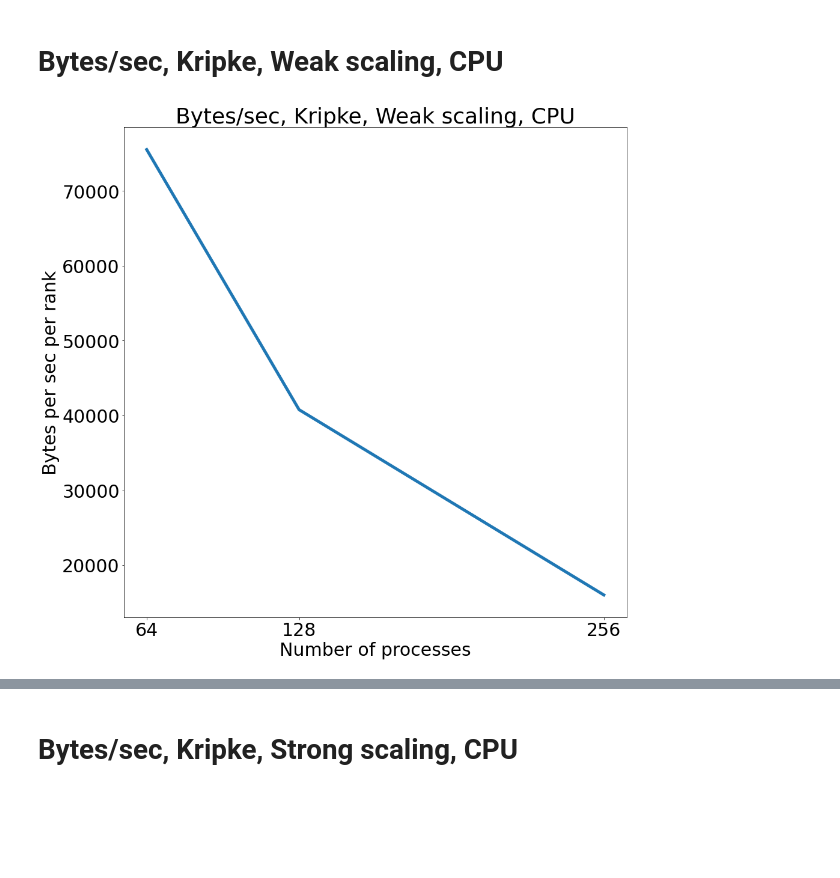
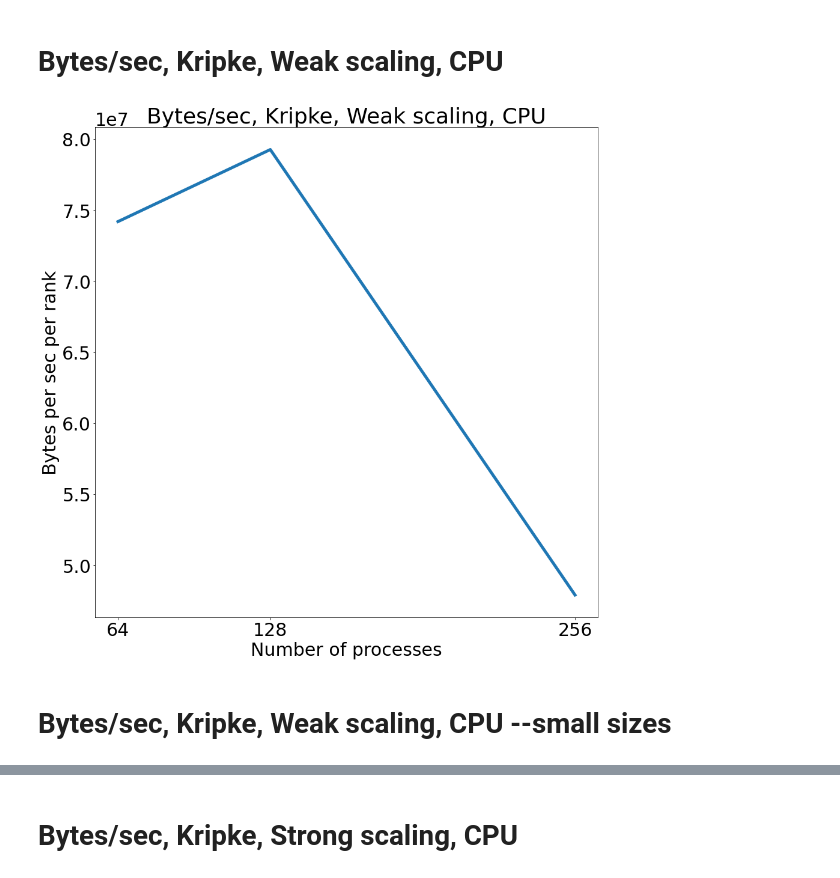
Before and after one commit to gracenansamba/BenchParkAnalysis, a Jupyter notebook: Comm_dynamic.ipynb, the cells around one changed output, grey strips where cells are left out. Drawn from its saved outputs; the diff is of its cells as text; code cells hidden in the pictures; blank space fills up the shorter version.

Commit message:
mostly kripke

```diff
--- a/Comm_dynamic.ipynb
+++ b/Comm_dynamic.ipynb
@@ -68,3 +115,13 @@ filtered_tk_kripke_weak = tk_kripke_weak_scaling.query(query)
+# %%
+#filter data by loop
+query = th.query.Query().match(
+    ".",
+    lambda row: row["name"].apply(
+        lambda n: "solve" in n
+    ).all()
+).rel("*")
+filtered_tk_kripke_strong = tk_kripke_strong_scaling.query(query)
+filtered_tk_kripke_weak = tk_kripke_weak_scaling.query(query)
 # %%
 print(filtered_tk_kripke_weak.tree(metric_column="Total time"))
 # %% [output]
@@ -205,3 +325,29 @@ filtered_tk_laghos_strong_dane.metadata_columns_to_perfdata("mpi.world.size")
+# %%
+filtered_tk_kripke_weak.dataframe["Bytes per sec"] = (filtered_tk_kripke_weak.dataframe["Bytes sent (total) (inc)"] / filtered_tk_kripke_weak.dataframe["Total time"])
+filtered_tk_kripke_weak.dataframe["Msg sent per sec"] = (filtered_tk_kripke_weak.dataframe["Sends (total) (inc)"] / filtered_tk_kripke_weak.dataframe["Total time"])
+filtered_tk_kripke_weak.dataframe["Collectives per sec"] = filtered_tk_kripke_weak.dataframe["Coll (max) (inc)"] / filtered_tk_kripke_weak.dataframe["Total time"]
+
+filtered_tk_kripke_weak_tioga.dataframe["Bytes per sec"] = (filtered_tk_kripke_weak_tioga.dataframe["Bytes sent (total) (inc)"] / filtered_tk_kripke_weak_tioga.dataframe["Total time"])
+filtered_tk_kripke_weak_tioga.dataframe["Msg sent per sec"] = (filtered_tk_kripke_weak_tioga.dataframe["Sends (total) (inc)"] / filtered_tk_kripke_weak_tioga.dataframe["Total time"])
+filtered_tk_kripke_weak_tioga.dataframe["Collectives per sec"] = filtered_tk_kripke_weak_tioga.dataframe["Coll (max) (inc)"] / filtered_tk_kripke_weak_tioga.dataframe["Total time"]
+
+filtered_tk_kripke_strong.dataframe["Bytes per sec"] = (filtered_tk_kripke_strong.dataframe["Bytes sent (total) (inc)"] / filtered_tk_kripke_strong.dataframe["Total time"])
+filtered_tk_kripke_strong.dataframe["Msg sent per sec"] = (filtered_tk_kripke_strong.dataframe["Sends (total) (inc)"] / filtered_tk_kripke_strong.dataframe["Total time"])
+filtered_tk_kripke_strong.dataframe["Collectives per sec"] = filtered_tk_kripke_strong.dataframe["Coll (max) (inc)"] / filtered_tk_kripke_strong.dataframe["Total time"]
+
+
+filtered_tk_laghos_strong.dataframe["Bytes per sec"] = (filtered_tk_laghos_strong.dataframe["Bytes sent (total) (inc)"] / filtered_tk_laghos_strong.dataframe["Total time"])
+filtered_tk_laghos_strong.dataframe["Msg sent per sec"] = (filtered_tk_laghos_strong.dataframe["Sends (total) (inc)"] / filtered_tk_laghos_strong.dataframe["Total time"])
+filtered_tk_laghos_strong.dataframe["Collectives per sec"] = filtered_tk_laghos_strong.dataframe["Coll (max) (inc)"] / filtered_tk_laghos_strong.dataframe["Total time"]
+
+filtered_tk_laghos_strong_dane.dataframe["Bytes per sec"] = (filtered_tk_laghos_strong_dane.dataframe["Bytes sent (total) (inc)"] / filtered_tk_laghos_strong_dane.dataframe["Total time"])
+filtered_tk_laghos_strong_dane.dataframe["Msg sent per sec"] = (filtered_tk_laghos_strong_dane.dataframe["Sends (total) (inc)"] / filtered_tk_laghos_strong_dane.dataframe["Total time"])
+filtered_tk_laghos_strong_dane.dataframe["Collectives per sec"] = filtered_tk_laghos_strong_dane.dataframe["Coll (max) (inc)"] / filtered_tk_laghos_strong_dane.dataframe["Total time"]
+
+
+filtered_tk_amg_weak.dataframe["Bytes per sec"] = (filtered_tk_amg_weak.dataframe["Bytes sent (total) (inc)"] / filtered_tk_amg_weak.dataframe["Total time"])
+filtered_tk_amg_weak.dataframe["Msg sent per sec"] = (filtered_tk_amg_weak.dataframe["Sends (total) (inc)"] / filtered_tk_amg_weak.dataframe["Total time"])
+filtered_tk_amg_weak.dataframe["Collectives per sec"] = filtered_tk_amg_weak.dataframe["Coll (max) (inc)"] / filtered_tk_amg_weak.dataframe["Total time"]
 # %%
 filtered_tk_kripke_weak.dataframe["Bytes per sec"] = (filtered_tk_kripke_weak.dataframe["Bytes sent (total) (inc)"] / filtered_tk_kripke_weak.dataframe["Total time (inc)"]) / filtered_tk_kripke_weak.dataframe["mpi.world.size"]
 #do we use sends (total) ?
@@ -259,11 +453,11 @@ import matplotlib.pyplot as plt
 plt.rcParams.update({'font.size': 30})
 
 #amg_node_weak = filtered_tk_amg_weak.dataframe.loc[filtered_tk_amg_weak.get_node("hypre_BoomerAMGSolve")]
-kripke_node_weak = filtered_tk_kripke_weak.dataframe.loc[filtered_tk_kripke_weak.get_node("solve")]
+kripke_node_weak = filtered_tk_kripke_weak.dataframe.loc[filtered_tk_kripke_weak.get_node("SweepSolver")]
 #kripke_node_weak_filtered = kripke_node_weak[kripke_node_weak['mpi.world.size'] != 4]
 
 #amg_node_strong = filtered_tk_amg.dataframe.loc[filtered_tk_amg.get_node("hypre_BoomerAMGSolve")]
-kripke_node_strong = filtered_tk_kripke_strong.dataframe.loc[filtered_tk_kripke_strong.get_node("solve")]
+kripke_node_strong = filtered_tk_kripke_strong.dataframe.loc[filtered_tk_kripke_strong.get_node("SweepSolver")]
 
 
 #df_amg = amg_node_weak.append(amg_node_strong, ignore_index=True)
@@ -274,32 +468,34 @@ fig, ax = plt.subplots(1,1, figsize=(15, 15), sharey=False)
 #sns.lineplot(data=amg_node_weak, ax=ax[0], x='mpi.world.size', y='Avg Time Per Loop', linestyle="--", hue="Size-x")
 #sns.lineplot(data=amg_node_strong, ax=ax[0], x='mpi.world.size', y='Avg Time Per Loop', hue="global_x")
 
 #sns.lineplot(data=amg_node_weak, ax=ax[0], x='mpi.world.size', y='Bytes per sec')
 #sns.lineplot(data=amg_node_weak, ax=ax[0], x='mpi.world.size', y='Avg Time Per Loop', linestyle="--", hue="Size-x", label="weak")
 
 #sns.lineplot(data=kripke_node_strong, x='mpi.world.size', ax=ax[0], y='Bytes per sec', linewidth=5)
 sns.lineplot(data=kripke_node_weak, x='mpi.world.size', ax=ax, y='Bytes per sec', linewidth=5)
 
 #ax[0].set_title('Bytes/sec Kripke, Strong scaling, CPU')
 ax.set_title('Bytes/sec, Kripke, Weak scaling, CPU')
 #plt.xlabel('Number of processes')
 #plt.ylabel('Bytes sent (max)')
 #ax[0].set_xscale("log", base=2)
 #ax[1].set_xscale("log", base=2)
 #ax[0].set_xlabel('Number of processes')
 ax.set_xlabel('Number of processes')
 #ax[1].set_ylabel('Bytes per sec per rank')
 ax.set_ylabel('Bytes per sec per rank')
 #ax[0].set_ylim(0,80000)
 #ax.set_ylim(0,80000)
 
 #ax[0].set_xticks([4, 8, 16, 32], ['4', '8', '16', '32'])
 #ax[1].set_xticks([4, 8, 16, 32], ['4', '8', '16', '32'])
 
 ax.set_xticks([64, 128, 256], ['64', '128', '256'])
 
 # Display the plot
 plt.show()
-fig.savefig("Bytes per sec AMG_Kripke_weak_cpu_25.png", facecolor='white', transparent=False)
+fig.savefig("Bytes per sec AMG_Kripke_weak_cpu_.png", facecolor='white', transparent=False)
 # %% [output]
-[figure, old version]
+[figure, new version]
+# %% [markdown]
+# Bytes/sec, Kripke, Weak scaling, CPU --small sizes
```
Also changed, not shown: parts of 68 cells of this notebook.
